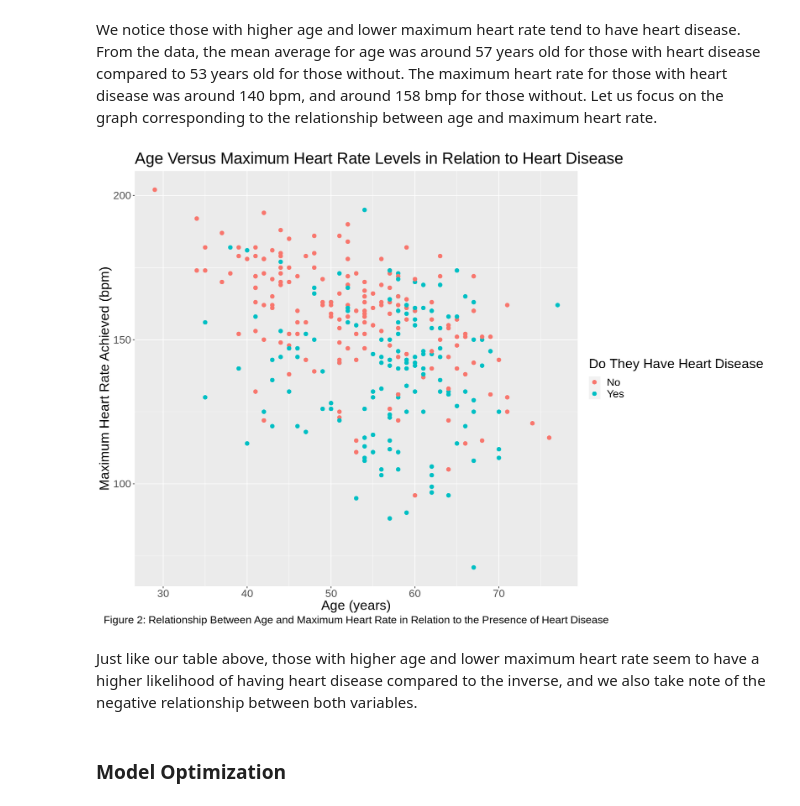
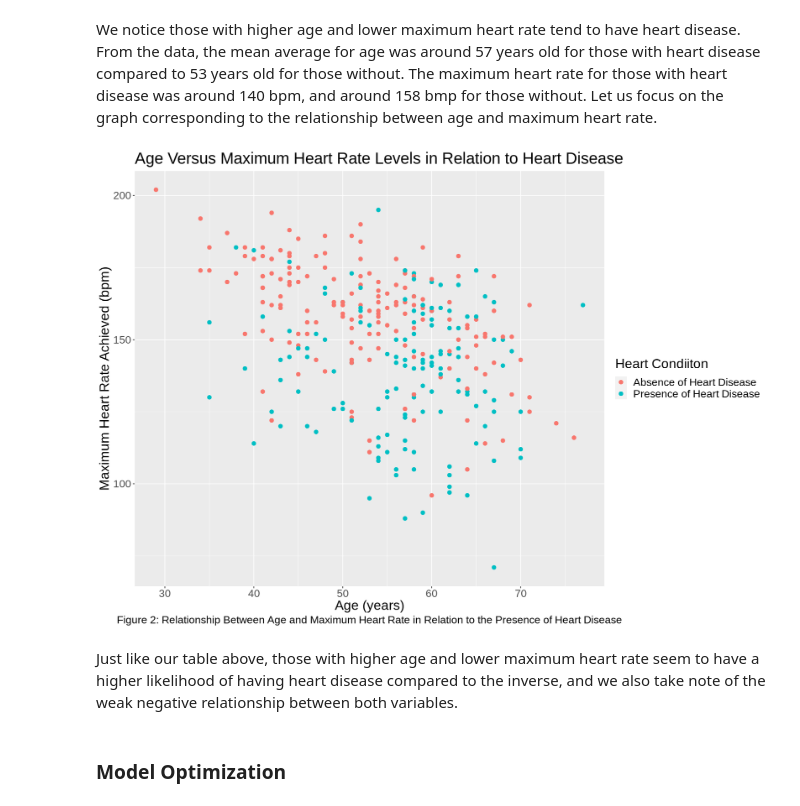
Before and after one commit to andyh031/dsci100-proj-group57, a Jupyter notebook: project.ipynb, the cells around one changed output. Cells and saved outputs as stored; diff of their text form; code cells hidden in the pictures.

```diff
--- a/project.ipynb
+++ b/project.ipynb
@@ -202,22 +210,22 @@ We notice those with higher age and lower maximum heart rate tend to have heart
 # %%
 options(repr.plot.width = 14, repr.plot.height = 10)
 
 heart_scatter <- heart |>
     ggplot(aes(x = age, y = max_heart_rate, color = condition)) +
     geom_point(size = 2.5) +
     xlab("Age (years)") +
     ylab("Maximum Heart Rate Achieved (bpm)") +
-    labs(color = "Do They Have Heart Disease",
+    labs(color = "Heart Condiiton",
          caption = "Figure 2: Relationship Between Age and Maximum Heart Rate in Relation to the Presence of Heart Disease") +
     ggtitle("Age Versus Maximum Heart Rate Levels in Relation to Heart Disease") +
-    scale_color_discrete(labels = c("No", "Yes")) +
+    scale_color_discrete(labels =  c("Absence of Heart Disease", "Presence of Heart Disease")) +
     theme(text = element_text(size = 20),
           plot.caption = element_text(hjust = 0.5))
 heart_scatter
 # %% [output]
-[figure, old version]
+[figure, new version]
 # %% [markdown]
-Just like our table above, those with higher age and lower maximum heart rate seem to have a higher likelihood of having heart disease compared to the inverse, and we also take note of the negative relationship between both variables.
+Just like our table above, those with higher age and lower maximum heart rate seem to have a higher likelihood of having heart disease compared to the inverse, and we also take note of the weak negative relationship between both variables.
 # %% [markdown]
 ### Model Optimization
 # %% [markdown]
```
Also changed, not shown: parts of 8 cells of this notebook.
